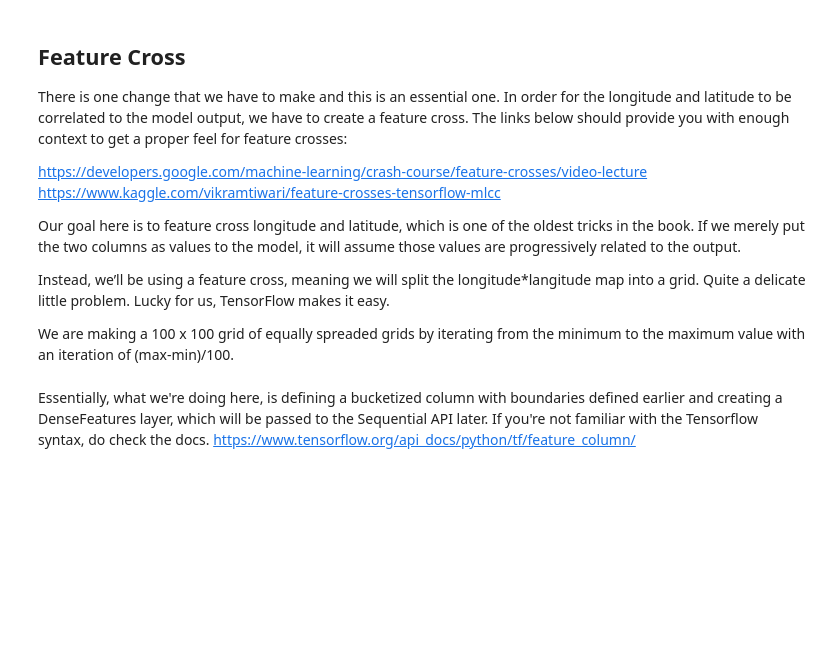
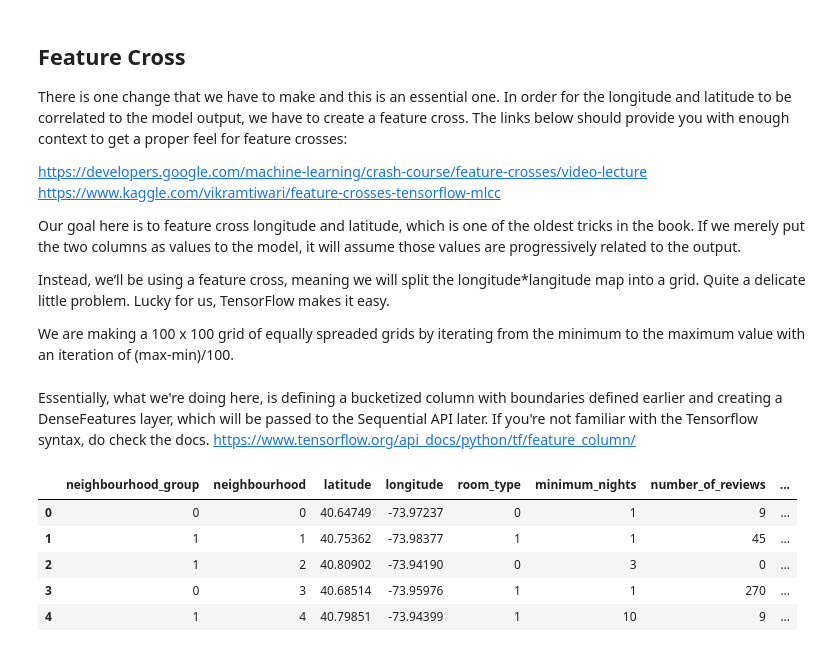
Before and after one commit to trisidoan/ML_engineering_degree, a Jupyter notebook: Predict_AirBnb.ipynb, the cells around one changed output. Cells and saved outputs as stored; diff of their text form; code cells hidden in the pictures; blank space fills up the shorter version.

```diff
--- a/Predict_AirBnb.ipynb
+++ b/Predict_AirBnb.ipynb
@@ -211,3 +218,12 @@ feature_layer=tf.keras.layers.DenseFeatures(tf.feature_column.indicator_column(c
 from sklearn.model_selection import train_test_split
 
 x_train,x_test,y_train,y_test=train_test_split(X,y,test_size=0.2,shuffle=True,random_state=0)
+# %%
+X.head()
+# %% [output]
+|  | neighbourhood_group | neighbourhood | latitude | longitude | room_type | minimum_nights | number_of_reviews | ... |
+| 0 | 0 | 0 | 40.64749 | -73.97237 | 0 | 1 | 9 | ... |
+| 1 | 1 | 1 | 40.75362 | -73.98377 | 1 | 1 | 45 | ... |
+| 2 | 1 | 2 | 40.80902 | -73.94190 | 0 | 3 | 0 | ... |
+| 3 | 0 | 3 | 40.68514 | -73.95976 | 1 | 1 | 270 | ... |
+| 4 | 1 | 4 | 40.79851 | -73.94399 | 1 | 10 | 9 | ... |
```
Also changed, not shown: parts of 4 cells of this notebook.
